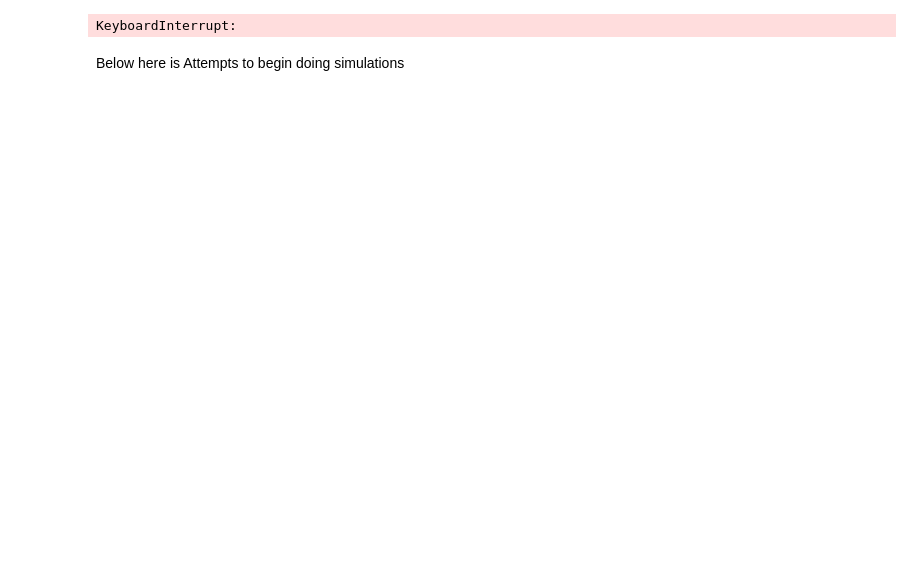
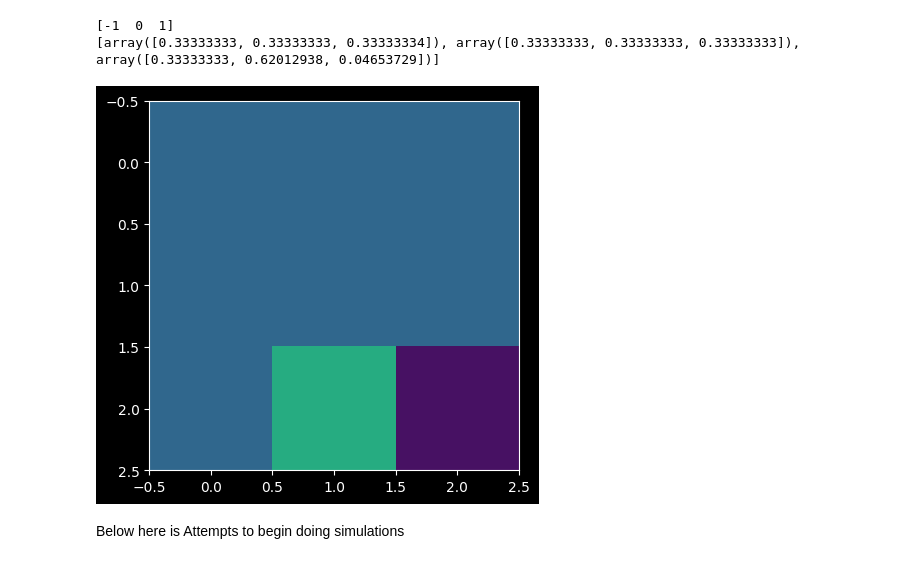
Before and after one commit to LukasScarfe/MultiplaneTurb, a Jupyter notebook: Lukas_Workspace.ipynb, the cells around one changed output. Drawn from its saved outputs; the diff is of its cells as text; code cells hidden in the pictures; blank space fills up the shorter version.

```diff
--- a/Lukas_Workspace.ipynb
+++ b/Lukas_Workspace.ipynb
@@ -247,11 +224,12 @@ plt.close("all")
 
 def overlapInt(F,G):
     F,G=Normal(F),Normal(G)
-    intensityArr=np.multiply(np.sqrt(Intensity(1,F)),np.sqrt(Intensity(1,G)))
-    phaseArr=np.exp(1j*(np.mod(np.pi+Phase(F,blank_eps=0.8),np.pi*2)-(np.mod(np.pi+Phase(G,blank_eps=0.8),np.pi*2))))
-    fieldArr=np.multiply(intensityArr,phaseArr)
+    Ffield,Gfield=np.conjugate(F.field),G.field
+    """intensityArr=np.multiply(Ffield,Gfield)
+    phaseArr=np.exp(-1j*(-Phase(F)+(Phase(G))))"""
+    fieldArr=np.multiply(Ffield,Gfield)
 
     """fieldArr=np.multiply(np.conjugate(G.field),F.field)"""
-    summed=np.nansum(np.nansum(fieldArr))
-    return abs(summed)
+    summed=abs(np.sum(fieldArr))**2
+    return summed
     return(fieldArr)
@@ -299,21 +283,23 @@ KeyboardInterrupt:
 test=OAM(0).field
 plotbeam(OAM(0))
 # %%
-d=8
+d=3
 l=ell(d)
+print(l)
 over=[]
 overlap=[]
 for j in range(d):
     over=[]
     for i in range(d):
-        over.append(overlapInt(OAM(l[j]),ANG(d,i)[0]))
+        over.append(overlapInt(OAM(j),ANG(d,i)[0]))
     overlap.append(over/sum(over))
+im = plt.imshow(overlap, interpolation='none', cmap='viridis', vmax=1, vmin=0)
 print(overlap)
-im = plt.imshow(overlap, interpolation='none', cmap='viridis', vmax=1, vmin=0)
-
 plt.show()
 # %% [output]
-KeyboardInterrupt:
+[-1  0  1]
+[array([0.33333333, 0.33333333, 0.33333334]), array([0.33333333, 0.33333333, 0.33333333]), array([0.33333333, 0.62012938, 0.04653729])]
+[figure, added]
 # %% [markdown]
 Below here is Attempts to begin doing simulations
 # %%
```
Also changed, not shown: parts of 15 cells of this notebook.
